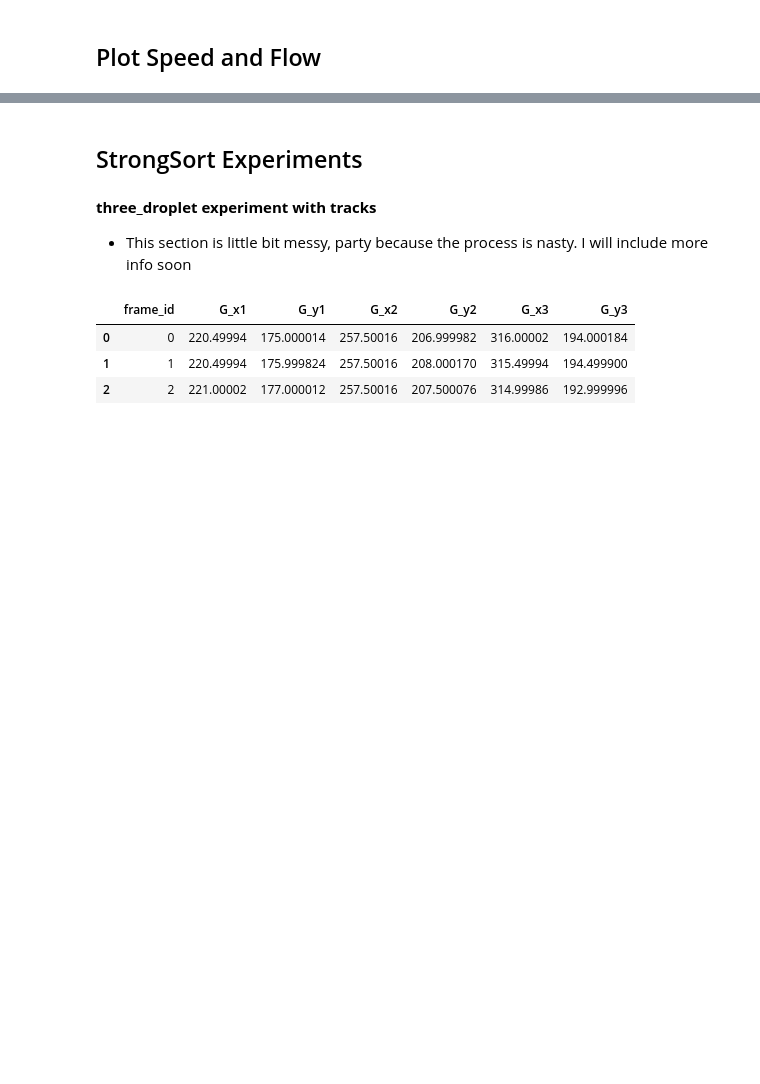
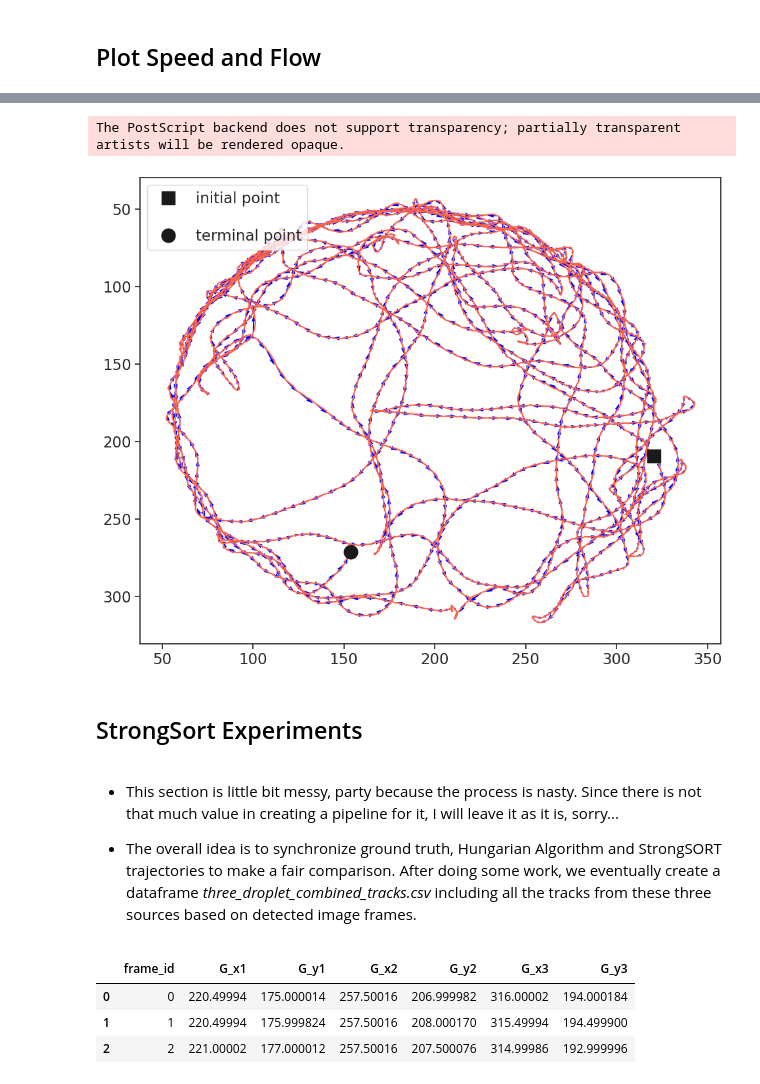
Before and after one commit to erkara/TrackingWalkers-YOLOv8, a Jupyter notebook: paper_figures.ipynb, the cells around one changed output, grey strips where cells are left out. Cells and saved outputs as stored; diff of their text form; code cells hidden in the pictures; blank space fills up the shorter version.

```diff
--- a/paper_figures.ipynb
+++ b/paper_figures.ipynb
@@ -160,7 +176,7 @@ def PlotFlow(exp_name,save_dir='./figures/',sample_interval=5):
     dx1 = np.append(dx, 0)
     dy1 = -np.append(dy, 0)
     plt.plot(xc, yc, linestyle='-', color='tomato')
-    #plt.quiver(x, y, dx1, dy1, color='blue', units='width')
+    plt.quiver(x, y, dx1, dy1, color='blue', units='width')
     plt.plot(xc[0], yc[0], 'ks', label='initial point', markersize=15)
     plt.plot(xc[-1], yc[-1], 'ko', label='terminal point', markersize=15)
     plt.gca().invert_yaxis()
@@ -192,6 +208,6 @@ def PlotSpeed(exp_name,save_dir='./figures/',s=40):
         plt.tight_layout()
         ax.set_rasterized(True)
         plt.savefig(f'{save_dir}/{exp_name}_speed{i}.eps',format='eps', dpi=100)
-        #plt.savefig(f'{save_dir}/{exp_name}_speed{i}.jpg')
+        plt.savefig(f'{save_dir}/{exp_name}_speed{i}.jpg')
         plt.show()
 # %%
@@ -203,15 +221,20 @@ def PlotSpeed(exp_name,save_dir='./figures/',s=40):
 # %%
 #PlotFlow("control")
-#PlotFlow("lights_off")
+PlotFlow("lights_off")
 #PlotFlow("lights_high")
 #PlotFlow("res_mid")
 #PlotFlow("faraday")
+# %% [output]
+The PostScript backend does not support transparency; partially transparent artists will be rendered opaque.
+[figure, added]
 # %% [markdown]
 ## StrongSort Experiments
 # %% [markdown]
-**three_droplet experiment with tracks**
+- This section is little bit messy, party because the process is nasty. Since there is not that much value in creating a pipeline for it, I will leave it as it is, sorry...
 
-- This section is little bit messy, party because the process is nasty. I will include more info soon
+
+
+- The overall idea is to synchronize ground truth, Hungarian Algorithm and StrongSORT trajectories to make a fair comparison. After doing some work, we eventually create a dataframe *three_droplet_combined_tracks.csv* including all the tracks from these three sources based on detected image frames.
 # %%
 path_image = 'comparison/three_droplet/annot_three_drop/images/'
 path_label = 'comparison/three_droplet/annot_three_drop/labels/'
```
Also changed, not shown: parts of 15 cells of this notebook, 43 other files.
